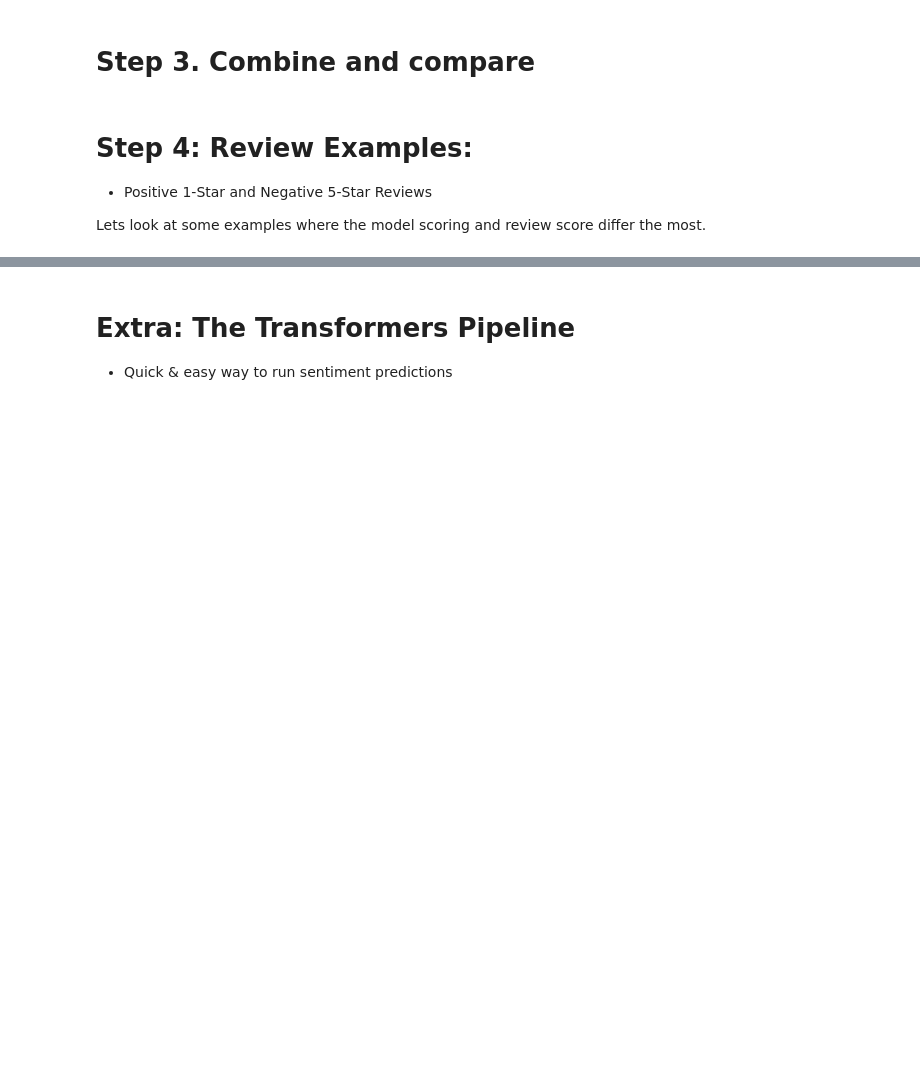
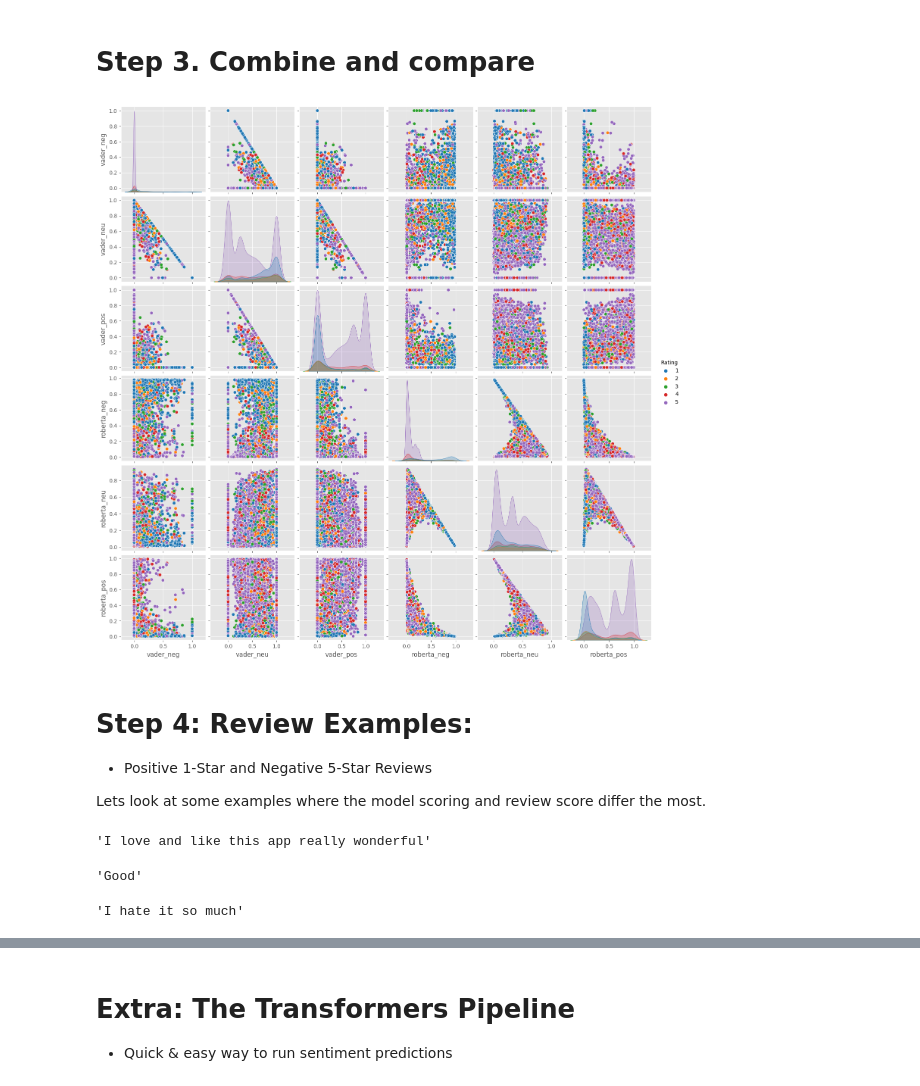
Before and after one commit to coutinhonobre/GooglePlaySentimentAnalysis, a Jupyter notebook: exemple_class/sentiment_analysis_python_RobMulla_tutorial.ipynb, the cells around one changed output, grey strips where cells are left out. Drawn from its saved outputs; the diff is of its cells as text; code cells hidden in the pictures; blank space fills up the shorter version.

```diff
--- a/exemple_class/sentiment_analysis_python_RobMulla_tutorial.ipynb
+++ b/exemple_class/sentiment_analysis_python_RobMulla_tutorial.ipynb
@@ -345,8 +348,8 @@ def polarity_scores_roberta(example):
 res = {}
 for i, row in tqdm(df.iterrows(), total=len(df)):
     try:
-        text = row['Text']
-        myid = row['Id']
+        text = row['Review']
+        myid = i
         vader_result = sia.polarity_scores(text)
         vader_result_rename = {}
         for key, value in vader_result.items():
@@ -359,6 +373,4 @@ for i, row in tqdm(df.iterrows(), total=len(df)):
 # %%
 #adicionar os resultados ao dataframe
-results_df = pd.DataFrame(res).T
-results_df = results_df.reset_index().rename(columns={'index': 'Id'})
-results_df = results_df.merge(df, how='left')
+results_df = pd.concat([df, pd.DataFrame(res).T], axis=1)
 results_df.head()
@@ -369,10 +388,12 @@ results_df.head()
 # %%
 sns.pairplot(data=results_df,
              vars=['vader_neg', 'vader_neu', 'vader_pos',
                   'roberta_neg', 'roberta_neu', 'roberta_pos'],
-            hue='Score',
+            hue='Rating',
             palette='tab10')
 plt.show()
+# %% [output]
+[figure, added]
 # %% [markdown]
 # Step 4: Review Examples:
 
@@ -381,17 +402,23 @@ plt.show()
 Lets look at some examples where the model scoring and review score differ the most.
 # %%
 #Considerado positivo pelo modelo roberta, porém recebeu uma estrela pelo avaliador
-results_df.query('Score == 1') \
-    .sort_values('roberta_pos', ascending=False)['Text'].values[0]
+results_df.query('Rating == 1') \
+    .sort_values('roberta_pos', ascending=False)['Review'].values[0]
+# %% [output]
+'I love and like this app really wonderful'
 # %%
 #Considerado positivo pelo modelo vader, porém recebeu uma estrela pelo avaliador
-results_df.query('Score == 1') \
-    .sort_values('vader_pos', ascending=False)['Text'].values[0]
+results_df.query('Rating == 1') \
+    .sort_values('vader_pos', ascending=False)['Review'].values[0]
+# %% [output]
+'Good'
 # %%
 # nevative sentiment 5-Star view
 # %%
 #Considerado negativo pelo modelo roberta, porém recebeu cinco estrelas pelo avaliador
-results_df.query('Score == 5') \
-    .sort_values('roberta_neg', ascending=False)['Text'].values[0]
+results_df.query('Rating == 5') \
+    .sort_values('roberta_neg', ascending=False)['Review'].values[0]
+# %% [output]
+'I hate it so much'
 # %%
 #Considerado negativo pelo modelo vader, porém recebeu cinco estrelas pelo avaliador
```
Also changed, not shown: parts of 19 cells of this notebook.
